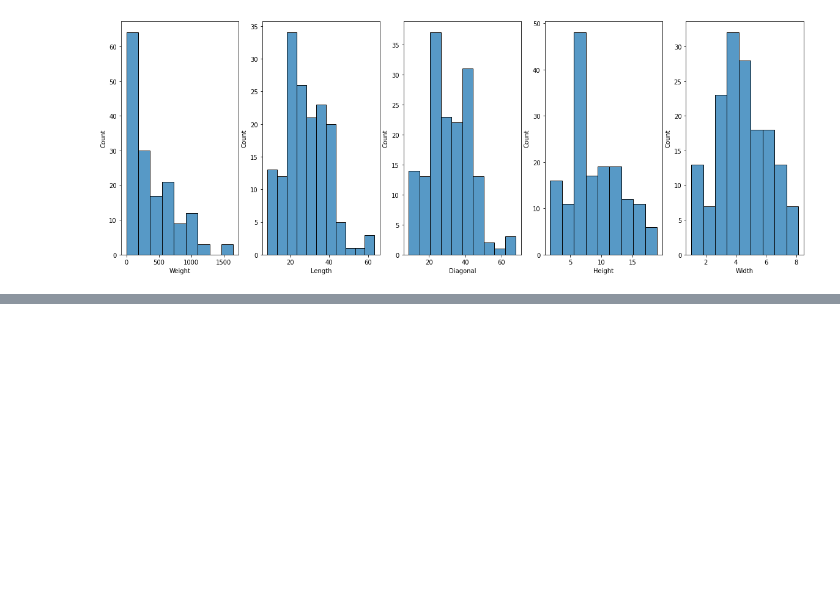
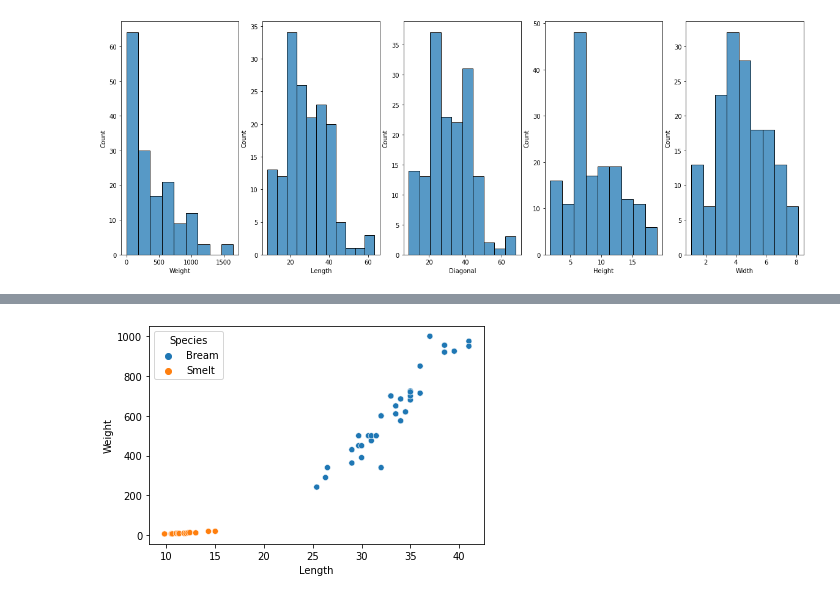
Before and after one commit to esn73/lab_python, a Jupyter notebook: ml02_knn_classification.ipynb, the cells around one changed output, grey strips where cells are left out. Saved outputs shown, nothing was run; the diff lists cells and outputs as text; code cells hidden in the pictures; blank space fills up the shorter version.

```diff
--- a/ml02_knn_classification.ipynb
+++ b/ml02_knn_classification.ipynb
@@ -84,0 +158,3 @@ plt.show()
+# %%
+# df.loc[row 선택 기준, column 선택 기준]
+df = fish.loc[fish['Species'].isin(['Bream','Smelt']), ['Weight','Length','Species']]
@@ -84,0 +175,6 @@ plt.show()
+# %%
+# df 시각화: Weight ~ Length 산점도. 컬러를 어종에 따라서 다르게 표현.
+sns.scatterplot(x='Length', y='Weight', data=df, hue='Species')
+plt.show()
+# %% [output]
+[figure, added]
```
Also changed, not shown: parts of 10 cells of this notebook.
